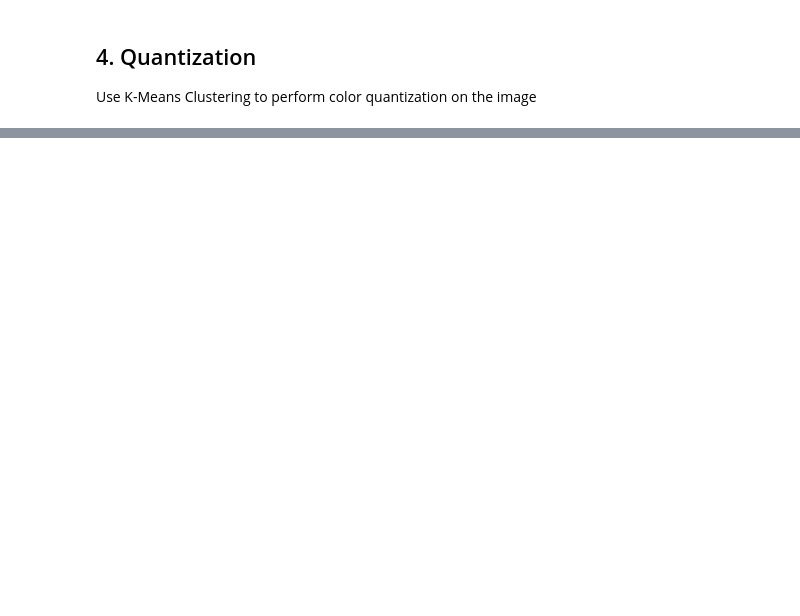
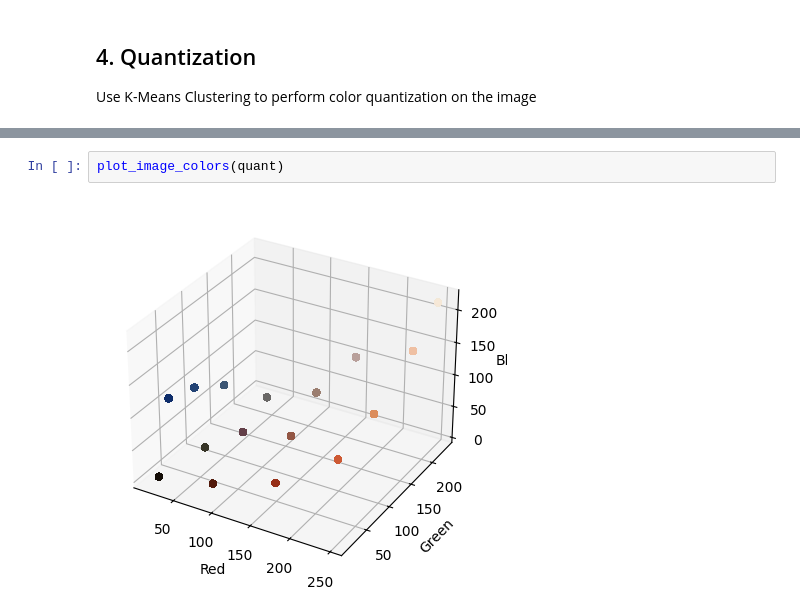
Before and after one commit to Alexandre2006/ATCS-2023, a Jupyter notebook: Labs/Unit07/ColorQuantization/colorquantizer.ipynb, the cells around one changed output, grey strips where cells are left out. Drawn from its saved outputs; the diff is of its cells as text; blank space fills up the shorter version.

```diff
--- a/Labs/Unit07/ColorQuantization/colorquantizer.ipynb
+++ b/Labs/Unit07/ColorQuantization/colorquantizer.ipynb
@@ -103,0 +123,4 @@ quant = None
+# %%
+plot_image_colors(quant)
+# %% [output]
+[figure, added]
```
Also changed, not shown: parts of 9 cells of this notebook, 3 other files.
